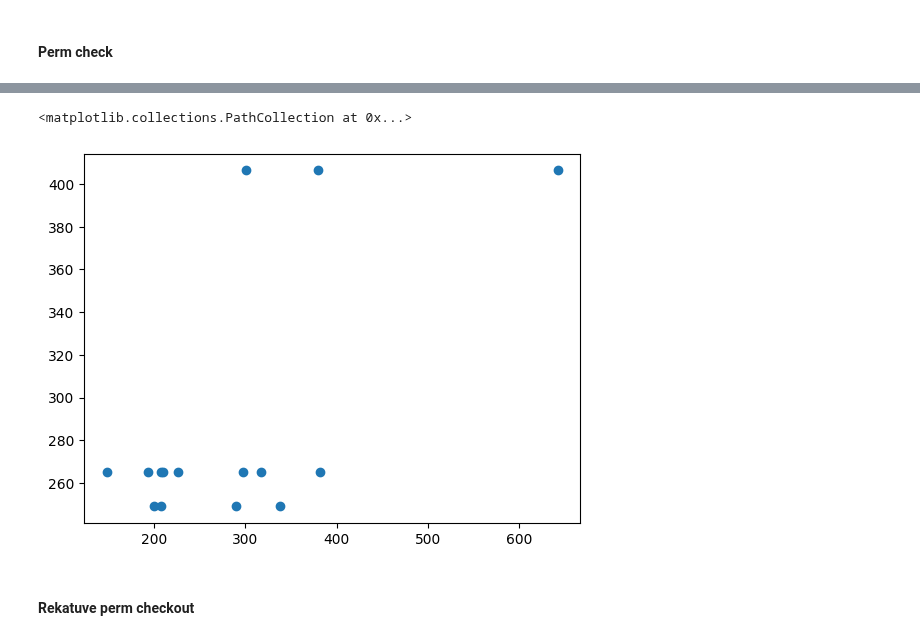
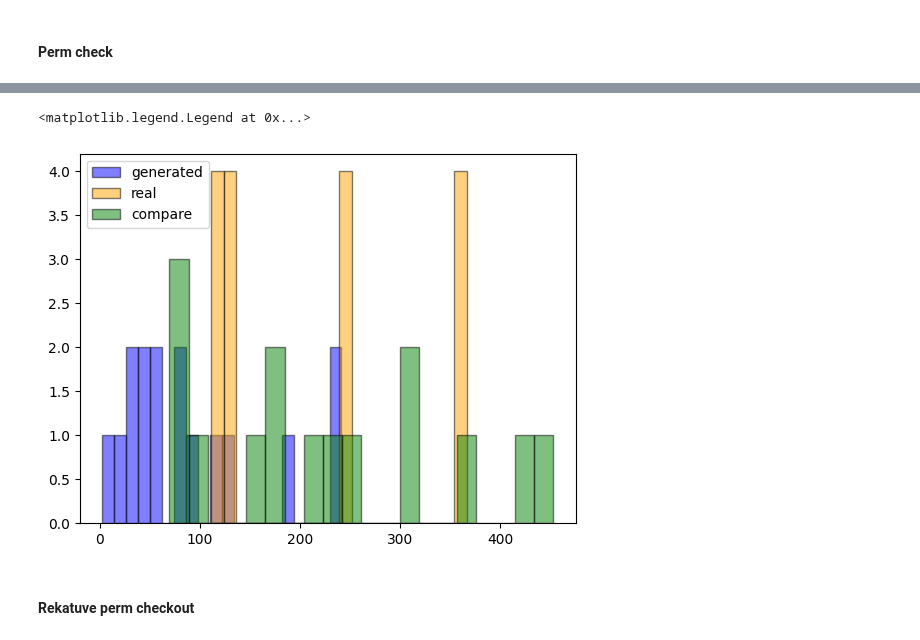
Before and after one commit to ZihanRen/poretransformer, a Jupyter notebook: lpu3dnet/post_process/analyze_phys_single.ipynb, the cells around one changed output, grey strips where cells are left out. Saved outputs shown, nothing was run; the diff lists cells and outputs as text; code cells hidden in the pictures.

```diff
--- a/lpu3dnet/post_process/analyze_phys_single.ipynb
+++ b/lpu3dnet/post_process/analyze_phys_single.ipynb
@@ -89,8 +82,15 @@ plt.ylim([0,500])
-# %%
-plt.scatter(k_compare,k_real[:-1])
-# %% [output]
-<matplotlib.collections.PathCollection at 0x...>
-[figure, removed]
+# %%
+# plot histogram of kabs
+
+f = plt.figure()
+plt.hist(k_gen, bins=20, alpha=0.5,edgecolor = 'black', facecolor='blue', label='generated')
+plt.hist(k_real, bins=20, alpha=0.5,edgecolor = 'black', facecolor='orange', label='real')
+plt.hist(k_compare, bins=20, alpha=0.5,edgecolor = 'black', facecolor='green', label='compare')
+
+plt.legend()
+# %% [output]
+<matplotlib.legend.Legend at 0x...>
+[figure, added]
 # %%
 def plot_figure_air(kr_results_real, kr_results_pred, sim_results):
     f = plt.figure()
```
Also changed, not shown: parts of 8 cells of this notebook, 5 other files.
